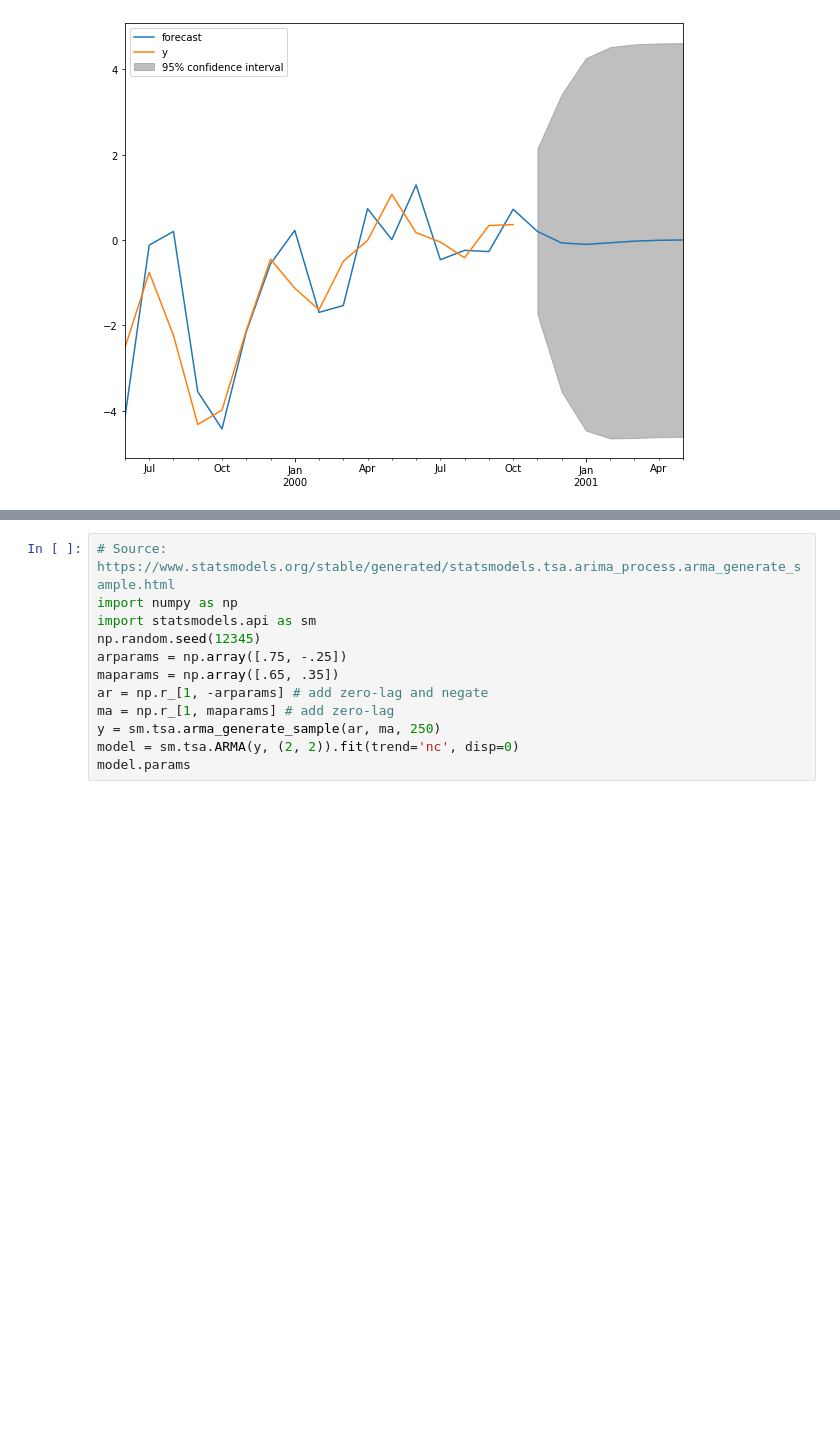
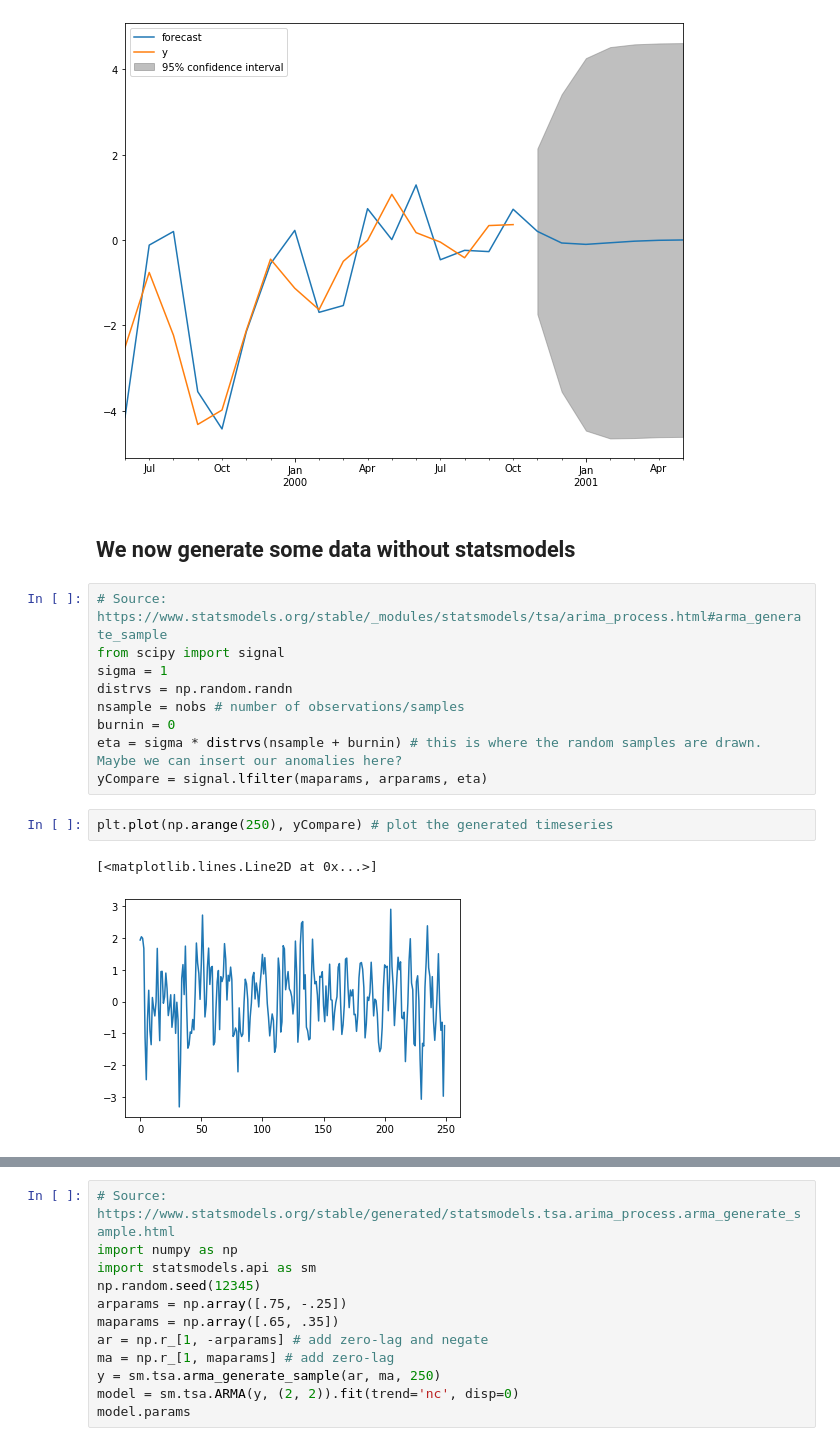
Before and after one commit to clemenspeters/ARIMA, a Jupyter notebook: experiment_sm-tsa-arma_generate_sample.ipynb, the cells around one changed output, grey strips where cells are left out. Cells and saved outputs as stored; diff of their text form; blank space fills up the shorter version.

Commit message:
Adds first custom data generation.

```diff
--- a/experiment_sm-tsa-arma_generate_sample.ipynb
+++ b/experiment_sm-tsa-arma_generate_sample.ipynb
@@ -66,4 +71,20 @@ fig = arma_res.plot_predict(start='1999-06-30', end='2001-05-31', ax=ax) # end='
 legend = ax.legend(loc='upper left')
 # %% [output]
 [figure]
+# %% [markdown]
+## We now generate some data without statsmodels
+# %%
+# Source: https://www.statsmodels.org/stable/_modules/statsmodels/tsa/arima_process.html#arma_generate_sample
+from scipy import signal
+sigma = 1
+distrvs = np.random.randn
+nsample = nobs # number of observations/samples
+burnin = 0
+eta = sigma * distrvs(nsample + burnin) # this is where the random samples are drawn. Maybe we can insert our anomalies here?
+yCompare = signal.lfilter(maparams, arparams, eta)
+# %%
+plt.plot(np.arange(250), yCompare) # plot the generated timeseries
+# %% [output]
+[<matplotlib.lines.Line2D at 0x...>]
+[figure, added]
 # %% [markdown]
```
Also changed, not shown: parts of 3 cells of this notebook.
